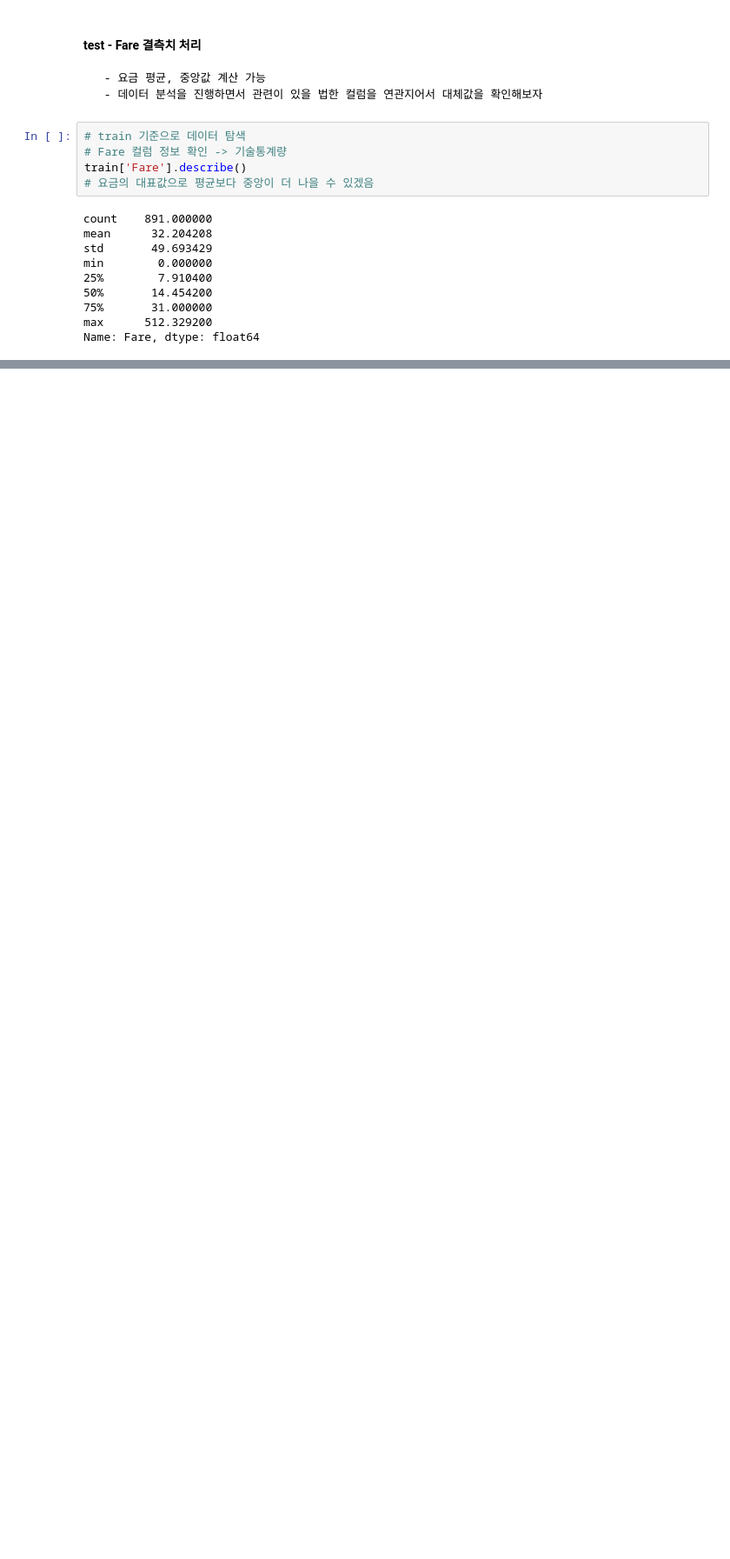
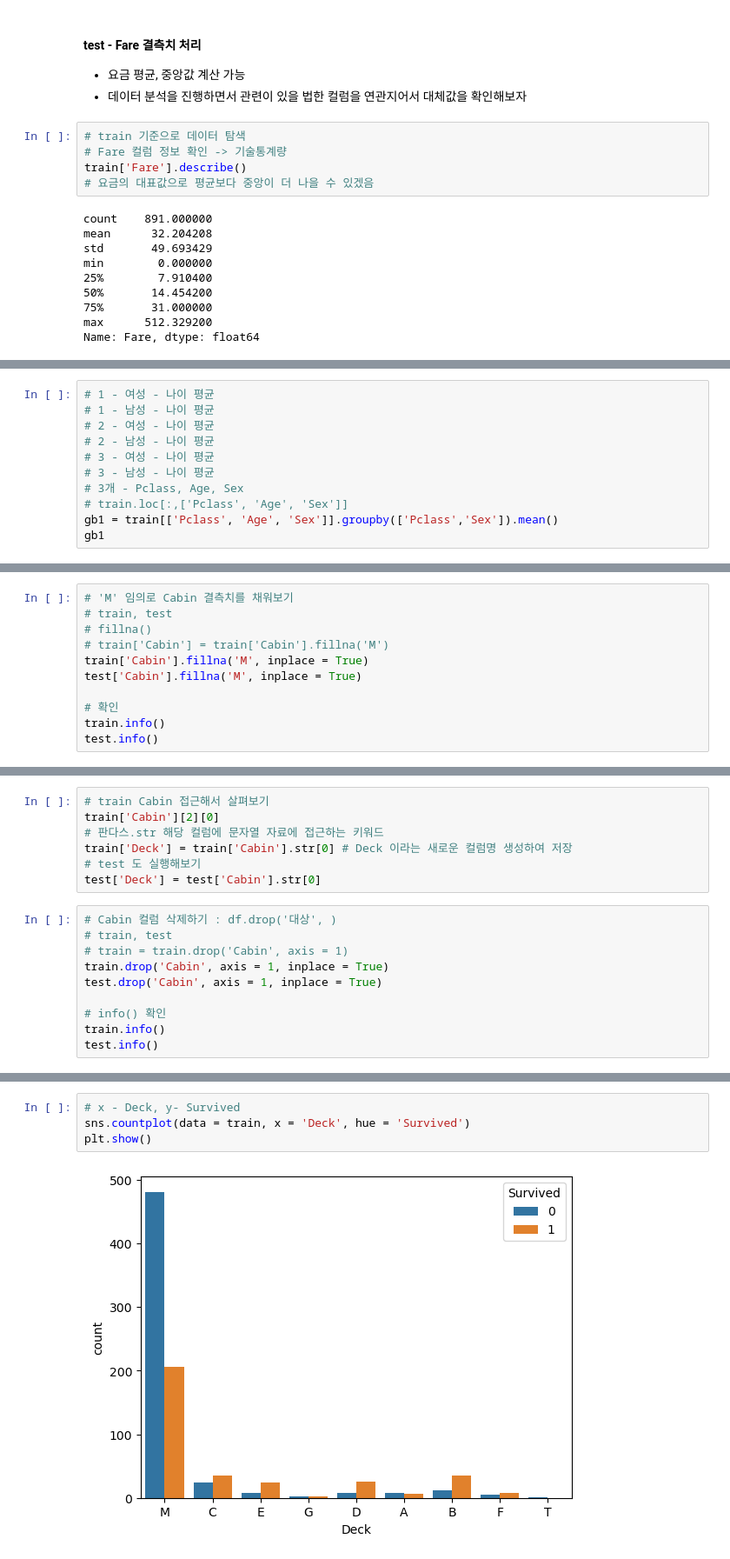
Before and after one commit to Hyerim-Ryu/Python, a Jupyter notebook: Machine Learning/ex05_titanic_분류실습.ipynb, the cells around one changed output, grey strips where cells are left out. Shown: that part at 87% size. Cells and saved outputs as stored; diff of their text form; blank space fills up the shorter version.

```diff
--- a/Machine Learning/ex05_titanic_분류실습.ipynb
+++ b/Machine Learning/ex05_titanic_분류실습.ipynb
@@ -233,0 +272,11 @@ train[['Pclass','Fare']].groupby('Pclass').median()
+# %%
+# 1 - 여성 - 나이 평균
+# 1 - 남성 - 나이 평균
+# 2 - 여성 - 나이 평균
+# 2 - 남성 - 나이 평균
+# 3 - 여성 - 나이 평균
+# 3 - 남성 - 나이 평균
+# 3개 - Pclass, Age, Sex
+# train.loc[:,['Pclass', 'Age', 'Sex']]
+gb1 = train[['Pclass', 'Age', 'Sex']].groupby(['Pclass','Sex']).mean()
+gb1
@@ -233,0 +386,11 @@ train[['Pclass','Fare']].groupby('Pclass').median()
+# %%
+# 'M' 임의로 Cabin 결측치를 채워보기
+# train, test
+# fillna()
+# train['Cabin'] = train['Cabin'].fillna('M')
+train['Cabin'].fillna('M', inplace = True)
+test['Cabin'].fillna('M', inplace = True)
+
+# 확인
+train.info()
+test.info()
@@ -233,0 +415,17 @@ train[['Pclass','Fare']].groupby('Pclass').median()
+# %%
+# train Cabin 접근해서 살펴보기
+train['Cabin'][2][0]
+# 판다스.str 해당 컬럼에 문자열 자료에 접근하는 키워드
+train['Deck'] = train['Cabin'].str[0] # Deck 이라는 새로운 컬럼명 생성하여 저장
+# test 도 실행해보기
+test['Deck'] = test['Cabin'].str[0]
+# %%
+# Cabin 컬럼 삭제하기 : df.drop('대상', )
+# train, test
+# train = train.drop('Cabin', axis = 1)
+train.drop('Cabin', axis = 1, inplace = True)
+test.drop('Cabin', axis = 1, inplace = True)
+
+# info() 확인
+train.info()
+test.info()
@@ -233,0 +455,6 @@ train[['Pclass','Fare']].groupby('Pclass').median()
+# %%
+# x - Deck, y- Survived
+sns.countplot(data = train, x = 'Deck', hue = 'Survived')
+plt.show()
+# %% [output]
+[figure, added]
```
Also changed, not shown: parts of 68 cells of this notebook, 2 other files.
